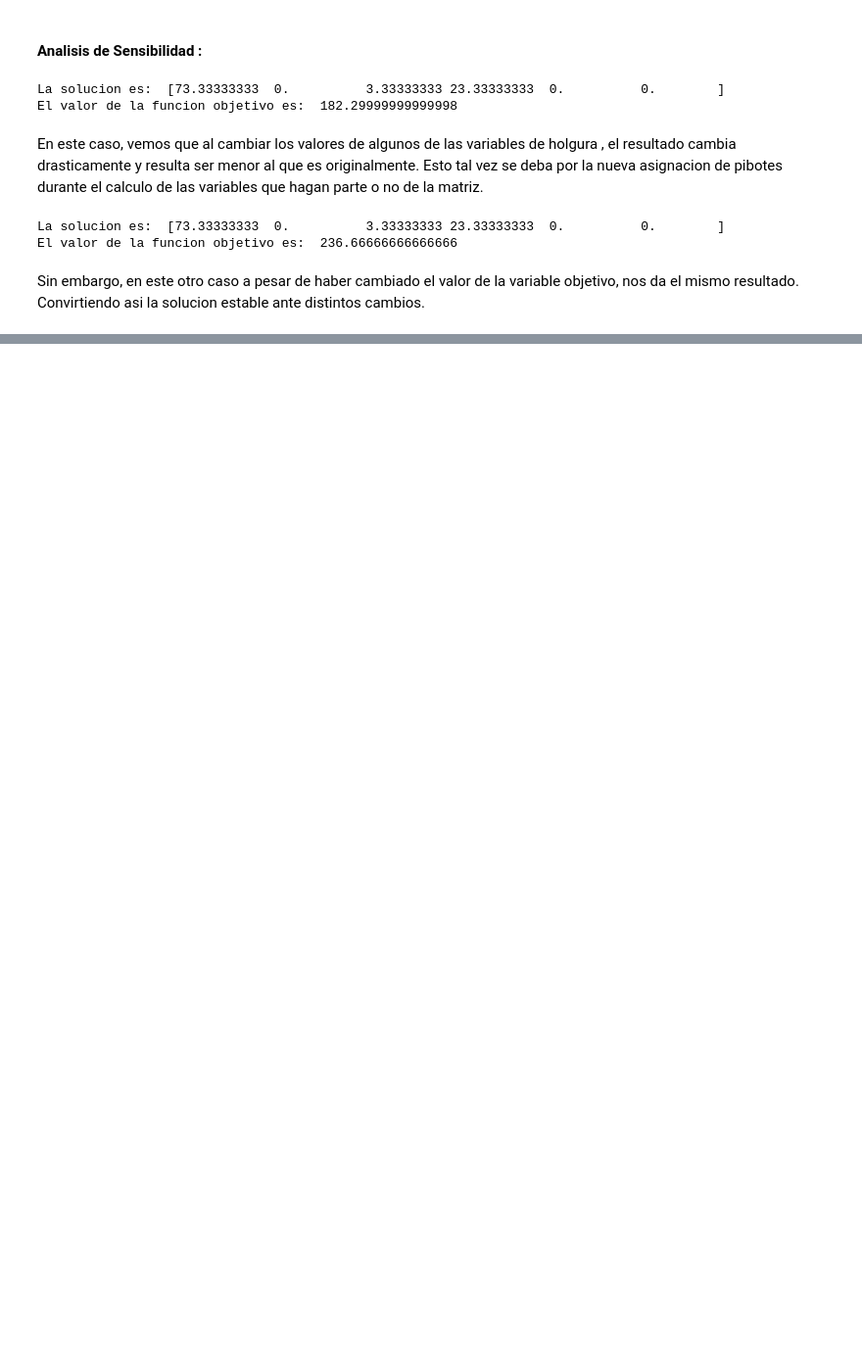
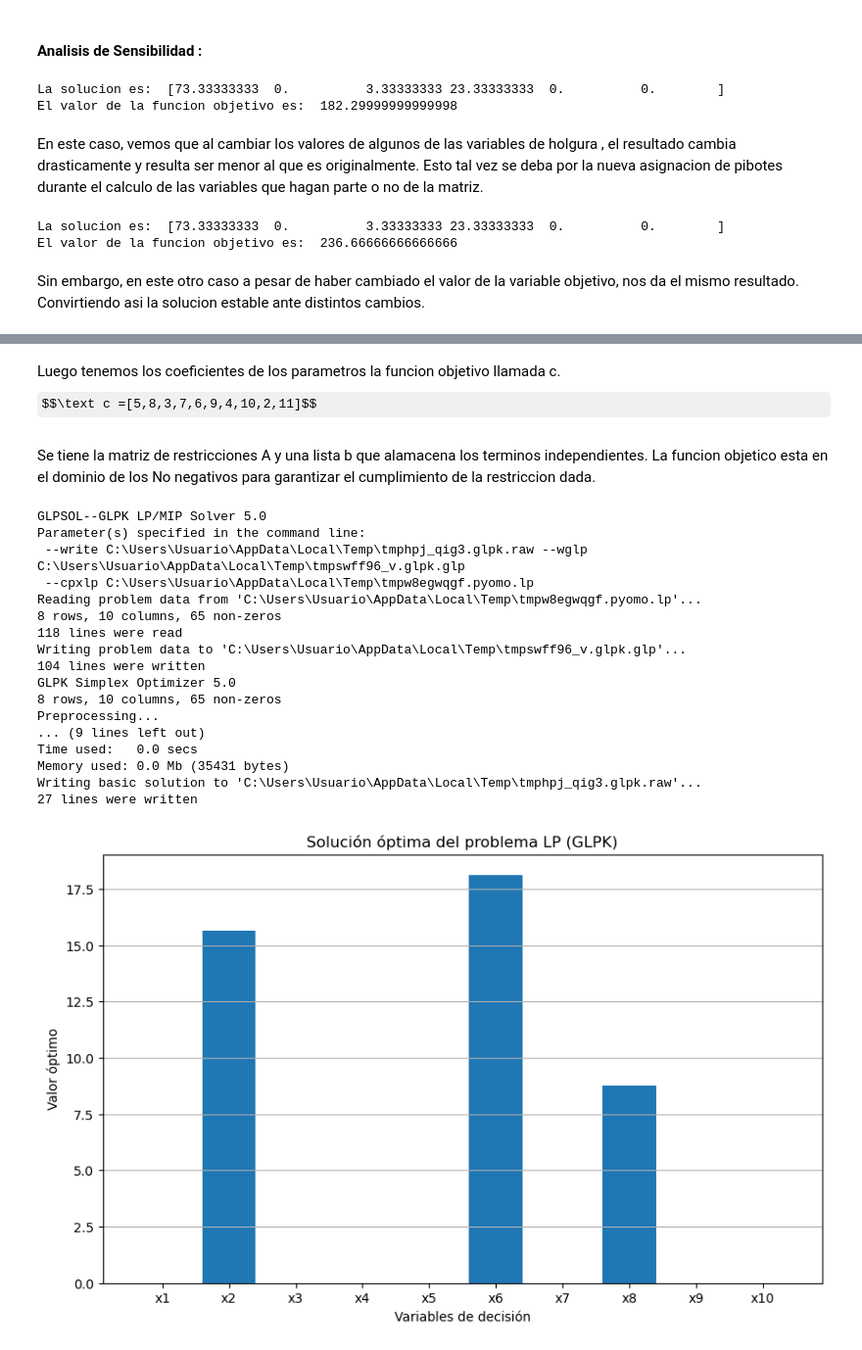
Before and after one commit to KaliaGonzalez/Laboratorio4, a Jupyter notebook: Laboratorio 4.ipynb, the cells around one changed output, grey strips where cells are left out. Shown: that part at 98% size. Saved outputs shown, nothing was run; the diff lists cells and outputs as text; code cells hidden in the pictures; some formulas as TeX source; blank space fills up the shorter version.

```diff
--- a/Laboratorio 4.ipynb
+++ b/Laboratorio 4.ipynb
@@ -201,0 +295,78 @@ Sin embargo, en este otro caso a pesar de haber cambiado el valor de la variable
+# %% [markdown]
+Luego tenemos los coeficientes de los parametros la funcion objetivo llamada c.
+$$\text c =[5,8,3,7,6,9,4,10,2,11]$$
+# %% [markdown]
+Se tiene la matriz de restricciones A y una lista b que alamacena los terminos independientes.
+La funcion objetico esta en el dominio de los No negativos para garantizar el cumplimiento de la restriccion dada.
+# %%
+from pyomo.environ import *
+import matplotlib.pyplot as plt
+#Creamos el modelo
+model = ConcreteModel()
+
+n = 10
+m = 8
+ #Definimos los conjunto
+model.I = RangeSet(1,n)
+model.J = RangeSet(1,m)
+
+#Datos del problema
+c = {1: 5, 2: 8, 3: 3, 4: 7, 5: 6, 6: 9, 7: 4, 8: 10, 9: 2, 10: 11}
+#Matriz de restricciones
+A = {
+    1: [1, 2, 1, 1, 0, 0, 3, 1, 2, 1],
+    2: [2, 1, 0, 2, 1, 1, 0, 3, 1, 2],
+    3: [1, 1, 2, 0, 2, 1, 1, 0, 3, 1],
+    4: [0, 2, 1, 1, 1, 0, 2, 1, 1, 1],
+    5: [2, 0, 1, 1, 1, 2, 1, 1, 0, 2],
+    6: [1, 1, 1, 1, 1, 1, 1, 1, 1, 1],
+    7: [0, 1, 2, 1, 0, 1, 2, 1, 1, 0],
+    8: [1, 0, 1, 2, 1, 0, 1, 2, 1, 1],
+}
+#Lista de resultados b
+b = {1: 50, 2: 60, 3: 55, 4: 40, 5: 45, 6: 70, 7: 65, 8: 50}
+
+#Definimos las variables de decision
+model.x = Var(model.I, within=NonNegativeReals)
+#Definimos la funcion objetivo
+model.obj = Objective(expr=sum(c[i] * model.x[i] for i in model.I), sense=maximize)
+#Definimos las restricciones
+def restricciones_rule(model,j):
+    return sum(A[j][i-1] * model.x[i] for i in model.I) <= b[j]
+model.restricciones = Constraint(model.J, rule=restricciones_rule)
+#Resolvemos el modelo
+solver = SolverFactory('glpk')
+results = solver.solve(model, tee =   True)
+#Graficamos la solucion
+valores_x = [value(model.x[i]) for i in model.I]
+plt.figure(figsize=(10, 6))
+plt.bar([f'x{i}' for i in model.I], valores_x)
+plt.xlabel('Variables de decisión')
+plt.ylabel('Valor óptimo')
+plt.title('Solución óptima del problema LP (GLPK)')
+plt.grid(axis='y')
+plt.show()
+#Imprimimos los resultados
+print("Resultado")
+print("Valor optimo de z =", value(model.obj) )
+for i in model.I:
+    print(f"x[{i}] = ", value(model.x[i] ))
+# %% [output]
+GLPSOL--GLPK LP/MIP Solver 5.0
+Parameter(s) specified in the command line:
+ --write C:\Users\Usuario\AppData\Local\Temp\tmphpj_qig3.glpk.raw --wglp C:\Users\Usuario\AppData\Local\Temp\tmpswff96_v.glpk.glp
+ --cpxlp C:\Users\Usuario\AppData\Local\Temp\tmpw8egwqgf.pyomo.lp
+Reading problem data from 'C:\Users\Usuario\AppData\Local\Temp\tmpw8egwqgf.pyomo.lp'...
+8 rows, 10 columns, 65 non-zeros
+118 lines were read
+Writing problem data to 'C:\Users\Usuario\AppData\Local\Temp\tmpswff96_v.glpk.glp'...
+104 lines were written
+GLPK Simplex Optimizer 5.0
+8 rows, 10 columns, 65 non-zeros
+Preprocessing...
+... (9 lines left out)
+Time used:   0.0 secs
+Memory used: 0.0 Mb (35431 bytes)
+Writing basic solution to 'C:\Users\Usuario\AppData\Local\Temp\tmphpj_qig3.glpk.raw'...
+27 lines were written
+[figure, added]
```
Also changed, not shown: parts of 30 cells of this notebook.
